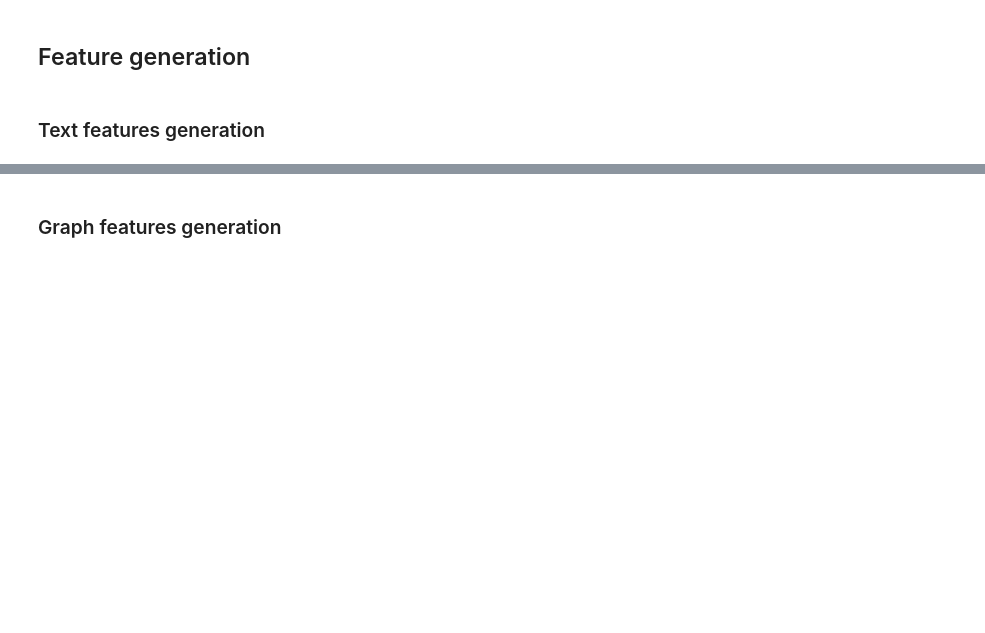
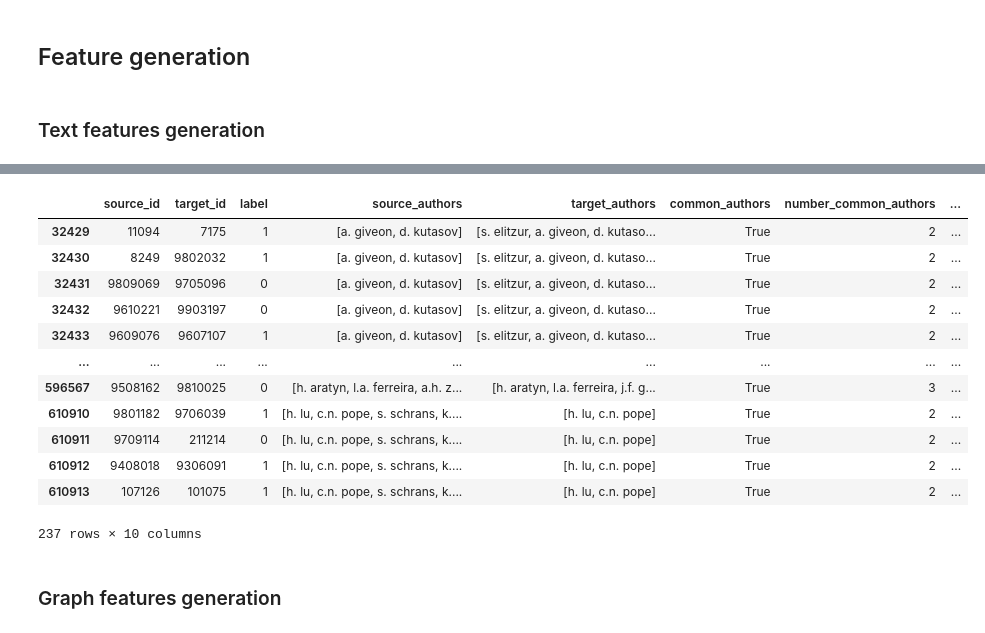
Before and after one commit to rvs36/Network_Science_Anlaytics, a Jupyter notebook: main.ipynb, the cells around one changed output, grey strips where cells are left out. Cells and saved outputs as stored; diff of their text form; code cells hidden in the pictures; blank space fills up the shorter version.

```diff
--- a/main.ipynb
+++ b/main.ipynb
@@ -116,2 +296,18 @@ def journal_names_feature():
+# %%
+train_set.loc[(train_set.common_authors == True) & (train_set.number_common_authors > 1)]
+# %% [output]
+|  | source_id | target_id | label | source_authors | target_authors | common_authors | number_common_authors | ... |
+| 32429 | 11094 | 7175 | 1 | [a. giveon, d. kutasov] | [s. elitzur, a. giveon, d. kutaso... | True | 2 | ... |
+| 32430 | 8249 | 9802032 | 1 | [a. giveon, d. kutasov] | [s. elitzur, a. giveon, d. kutaso... | True | 2 | ... |
+| 32431 | 9809069 | 9705096 | 0 | [a. giveon, d. kutasov] | [s. elitzur, a. giveon, d. kutaso... | True | 2 | ... |
+| 32432 | 9610221 | 9903197 | 0 | [a. giveon, d. kutasov] | [s. elitzur, a. giveon, d. kutaso... | True | 2 | ... |
+| 32433 | 9609076 | 9607107 | 1 | [a. giveon, d. kutasov] | [s. elitzur, a. giveon, d. kutaso... | True | 2 | ... |
+| ... | ... | ... | ... | ... | ... | ... | ... | ... |
+| 596567 | 9508162 | 9810025 | 0 | [h. aratyn, l.a. ferreira, a.h. z... | [h. aratyn, l.a. ferreira, j.f. g... | True | 3 | ... |
+| 610910 | 9801182 | 9706039 | 1 | [h. lu, c.n. pope, s. schrans, k.... | [h. lu, c.n. pope] | True | 2 | ... |
+| 610911 | 9709114 | 211214 | 0 | [h. lu, c.n. pope, s. schrans, k.... | [h. lu, c.n. pope] | True | 2 | ... |
+| 610912 | 9408018 | 9306091 | 1 | [h. lu, c.n. pope, s. schrans, k.... | [h. lu, c.n. pope] | True | 2 | ... |
+| 610913 | 107126 | 101075 | 1 | [h. lu, c.n. pope, s. schrans, k.... | [h. lu, c.n. pope] | True | 2 | ... |
+237 rows × 10 columns
 # %% [markdown]
 ### Graph features generation
```
Also changed, not shown: parts of 20 cells of this notebook.
